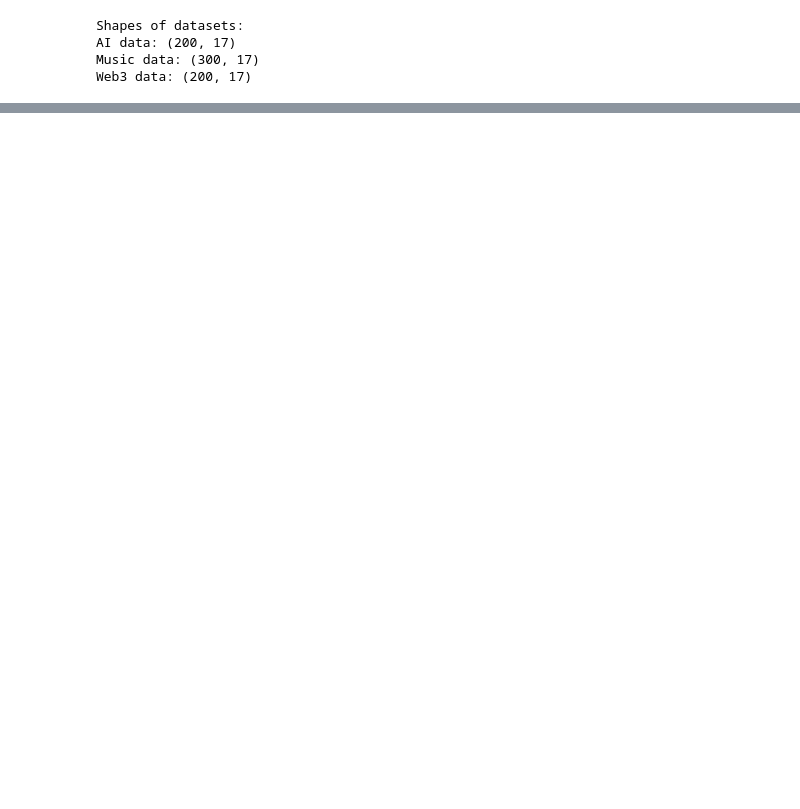
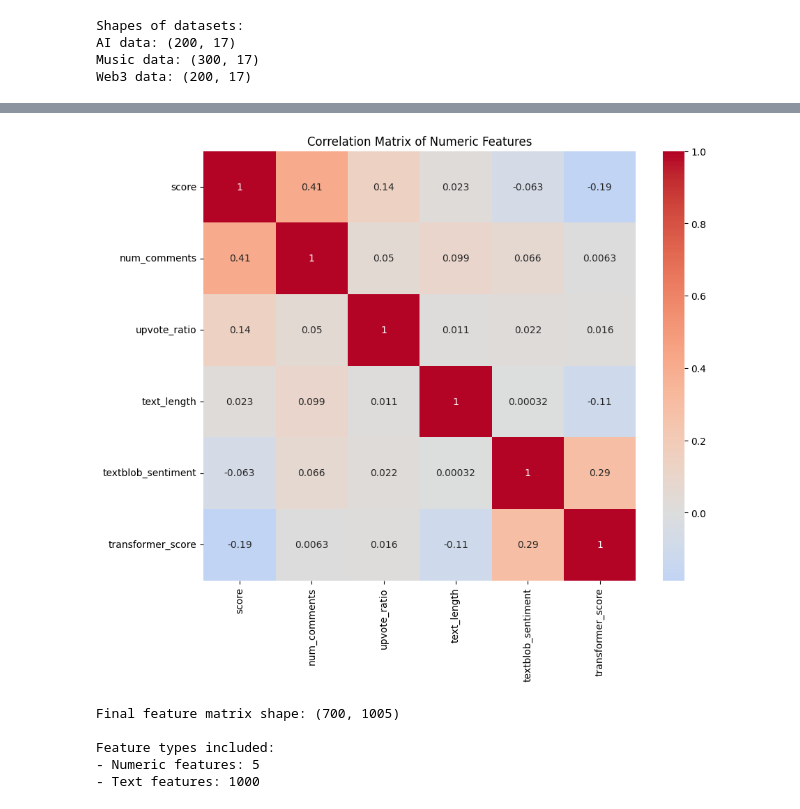
Before and after one commit to muhammmad-al/decentralized-ai-content-recommender, a Jupyter notebook: reddit_federated_recommender.ipynb, the cells around one changed output, grey strips where cells are left out. Drawn from its saved outputs; the diff is of its cells as text; code cells hidden in the pictures; blank space fills up the shorter version.

```diff
--- a/reddit_federated_recommender.ipynb
+++ b/reddit_federated_recommender.ipynb
@@ -91,0 +210,53 @@ nothing to commit, working tree clean
+# %%
+# Cell 9: Correlation Analysis
+# Select numeric columns
+numeric_columns = ['score', 'num_comments', 'upvote_ratio', 'text_length',
+                  'textblob_sentiment', 'transformer_score']
+
+# Create correlation matrix
+correlation_matrix = combined_data[numeric_columns].corr()
+
+# Plot correlation heatmap
+plt.figure(figsize=(10, 8))
+sns.heatmap(correlation_matrix, annot=True, cmap='coolwarm', center=0)
+plt.title('Correlation Matrix of Numeric Features')
+plt.show()
+# %% [output]
+[figure, added]
+# %%
+# Cell 10: Prepare data for modeling
+def prepare_features(df):
+    """Prepare features for modeling"""
+    # Handle missing values
+    df['cleaned_text'] = df['cleaned_text'].fillna('')
+
+    # Text vectorization
+    vectorizer = TfidfVectorizer(max_features=1000, stop_words='english')
+    text_features = vectorizer.fit_transform(df['cleaned_text'])
+
+    # Prepare numeric features
+    numeric_features = ['score', 'num_comments', 'upvote_ratio',
+                       'textblob_sentiment', 'transformer_score']
+
+    # Scale numeric features
+    scaler = StandardScaler()
+    scaled_features = scaler.fit_transform(df[numeric_features])
+
+    # Combine features
+    final_features = np.hstack([scaled_features, text_features.toarray()])
+
+    return final_features, vectorizer, scaler
+
+# Prepare features
+features, vectorizer, scaler = prepare_features(combined_data)
+
+print("Final feature matrix shape:", features.shape)
+print("\nFeature types included:")
+print(f"- Numeric features: {5}")
+print(f"- Text features: {features.shape[1] - 5}")
+# %% [output]
+Final feature matrix shape: (700, 1005)
+
+Feature types included:
+- Numeric features: 5
+- Text features: 1000
```
Also changed, not shown: parts of 16 cells of this notebook.
